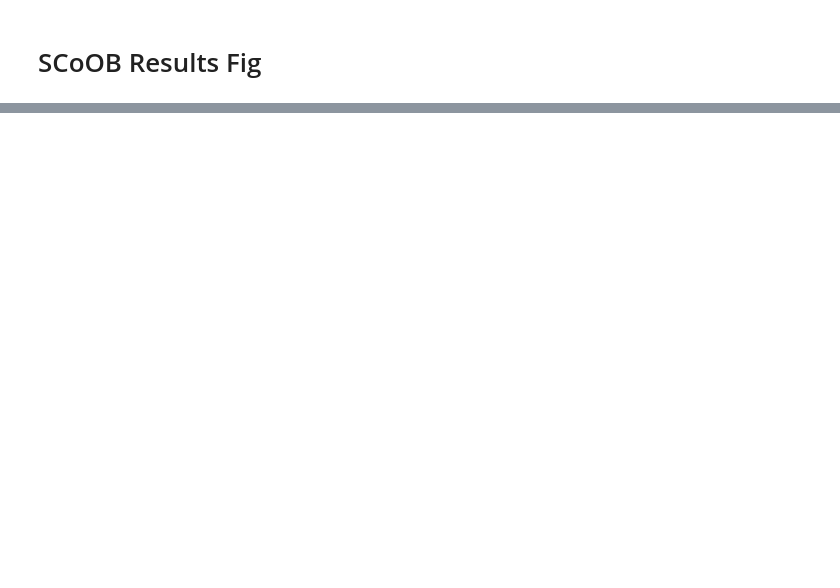
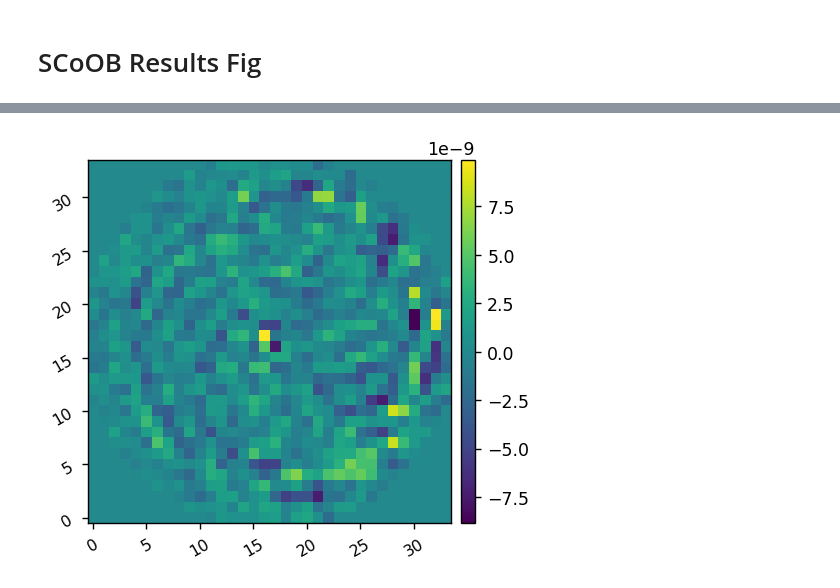
Before and after one commit to kian1377/aefc-vortex, a Jupyter notebook: scoob/make_scoob_figs.ipynb, the cells around one changed output, grey strips where cells are left out. Saved outputs shown, nothing was run; the diff lists cells and outputs as text; code cells hidden in the pictures; blank space fills up the shorter version.

```diff
--- a/scoob/make_scoob_figs.ipynb
+++ b/scoob/make_scoob_figs.ipynb
@@ -119,0 +124,4 @@ imshows.plot_data_with_ref(
+# %%
+imshow1(old_data['commands'][0], cmap='viridis')
+# %% [output]
+[figure, added]
```
Also changed, not shown: parts of 5 cells of this notebook, 11 other files.
